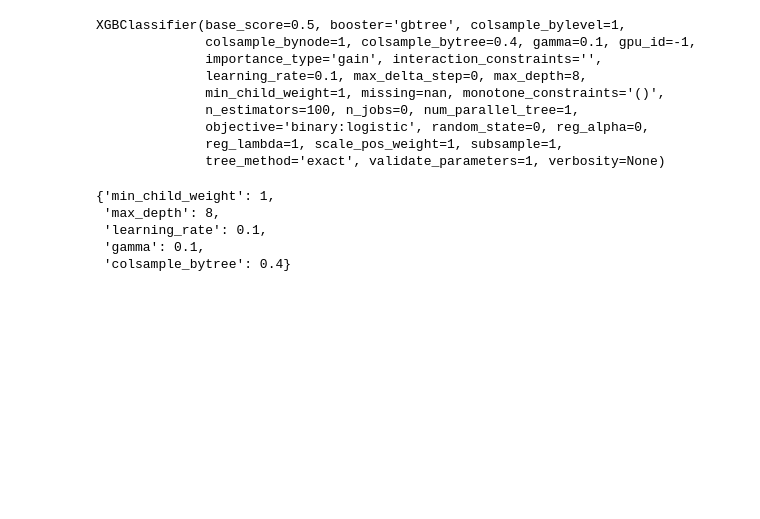
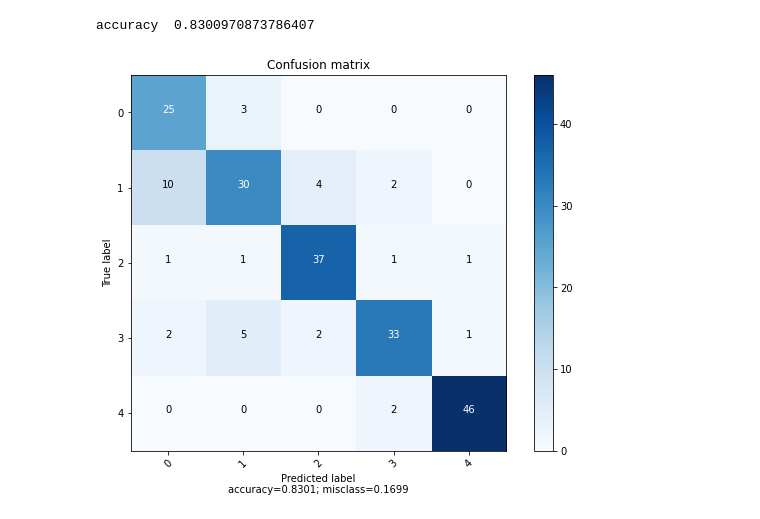
Before and after one commit to JoeBater/OtherMedical, a Jupyter notebook: Cleveland Heart Disease.ipynb, the cells around one changed output. Cells and saved outputs as stored; diff of their text form; code cells hidden in the pictures; blank space fills up the shorter version.

```diff
--- a/Cleveland Heart Disease.ipynb
+++ b/Cleveland Heart Disease.ipynb
@@ -23,0 +154,4 @@ df.head()
+# %%
+imputer = MissForest() #miss forest
+X_imputed = imputer.fit_transform(df)
+X_imputed = pd.DataFrame(X_imputed, columns = df.columns).round(1)
@@ -24 +167,3 @@ df.head()
+# %%
+df = X_imputed.copy()
 # %%
@@ -39,0 +233,11 @@ y = df.iloc[:,13]
+# %%
+X = df.iloc[:,0:12]
+y = df.iloc[:,13]
+
+sm = SMOTE(sampling_strategy={0:411,1:411,2:411,3:411,4:411})
+X, y = sm.fit_resample(X, y)
+
+#ss = StandardScaler()
+#X = ss.fit_transform(X)
+
+X_train, X_test, y_train, y_test = train_test_split(X, y, train_size=0.9)
@@ -40,9 +257,14 @@ y = df.iloc[:,13]
 # %%
 # hyperparameter optimisation
 params = {
-    'learning_rate' : [ 0.05, 0.1, 0.15, 0.2, 0.25, 0.3 ],
-    'max_depth' : [ 3, 4, 5, 6, 8, 10, 12 ],
-    'min_child_weight' : [ 1, 3, 5, 7 ],
-    'gamma' : [ 0.0, 0.1, 0.2, 0.3, 0.4 ],
-    'colsample_bytree' : [ 0.3, 0.4, 0.5, 0.7 ]
+    'n_estimators' : [ 1000 ],
+    'max_depth' : [ 3, 4, 5, 6, 8, 10, 12, 14, 16 ],
+    #'min_impurity_decrease' : [ 0.1, 0.2, 0.3, 0.4 ]
 }
+
+rf = RandomForestClassifier()
+
+clf = GridSearchCV(rf, params)
+clf.fit(X_train, y_train)
+
+clf.best_params_
@@ -106,20 +273,12 @@ RandomizedSearchCV(cv=5, error_score=nan,
-# %%
-random_search.best_estimator_
-# %% [output]
-XGBClassifier(base_score=0.5, booster='gbtree', colsample_bylevel=1,
-              colsample_bynode=1, colsample_bytree=0.4, gamma=0.1, gpu_id=-1,
-              importance_type='gain', interaction_constraints='',
-              learning_rate=0.1, max_delta_step=0, max_depth=8,
-              min_child_weight=1, missing=nan, monotone_constraints='()',
-              n_estimators=100, n_jobs=0, num_parallel_tree=1,
-              objective='binary:logistic', random_state=0, reg_alpha=0,
-              reg_lambda=1, scale_pos_weight=1, subsample=1,
-              tree_method='exact', validate_parameters=1, verbosity=None)
-# %%
-random_search.best_params_
-# %% [output]
-{'min_child_weight': 1,
- 'max_depth': 8,
- 'learning_rate': 0.1,
- 'gamma': 0.1,
- 'colsample_bytree': 0.4}
+# %%
+rf = RandomForestClassifier(n_estimators=1000)
+rf.fit(X_train, y_train)
+
+y_pred = rf.predict(X_test)
+print('accuracy ', accuracy_score(y_test, y_pred))
+#print('roc auc ', roc_auc_score(y_test, y_pred))
+cm = confusion_matrix(y_test, y_pred)
+plot_confusion_matrix(cm, target_names=['0', '1', '2', '3', '4'], normalize=False)
+# %% [output]
+accuracy  0.8300970873786407
+[figure, added]
```
Also changed, not shown: parts of 22 cells of this notebook.
